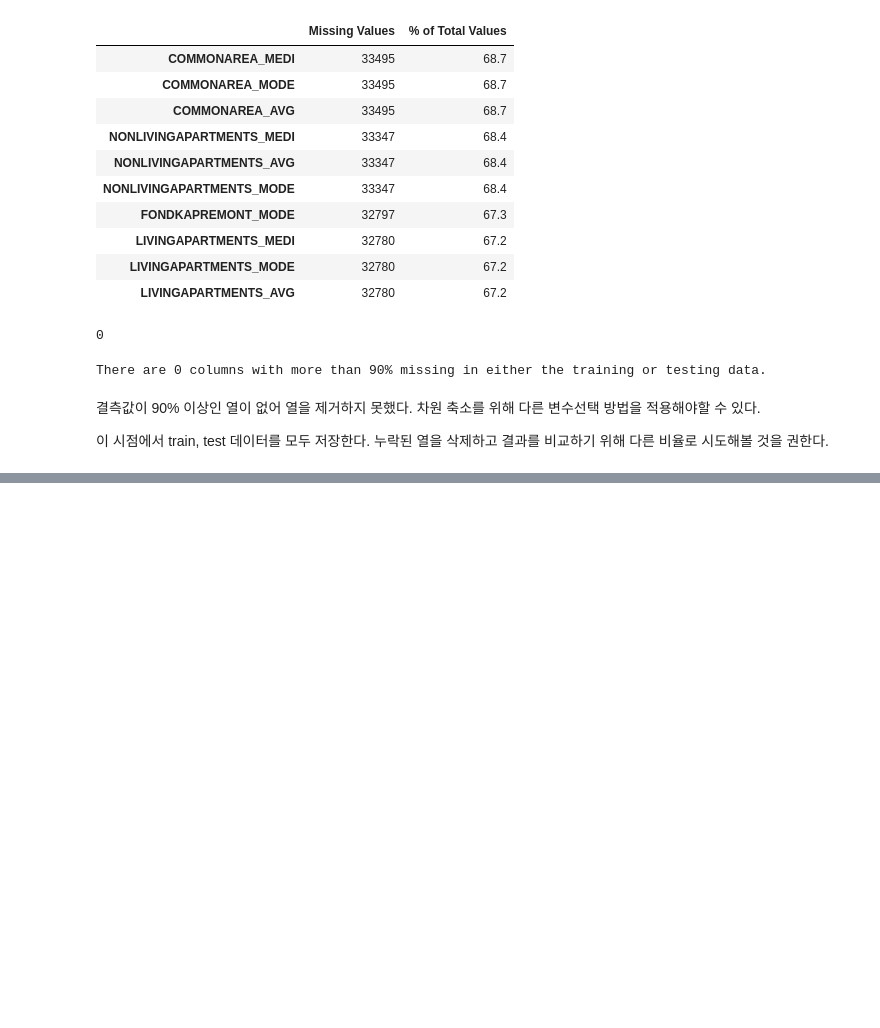
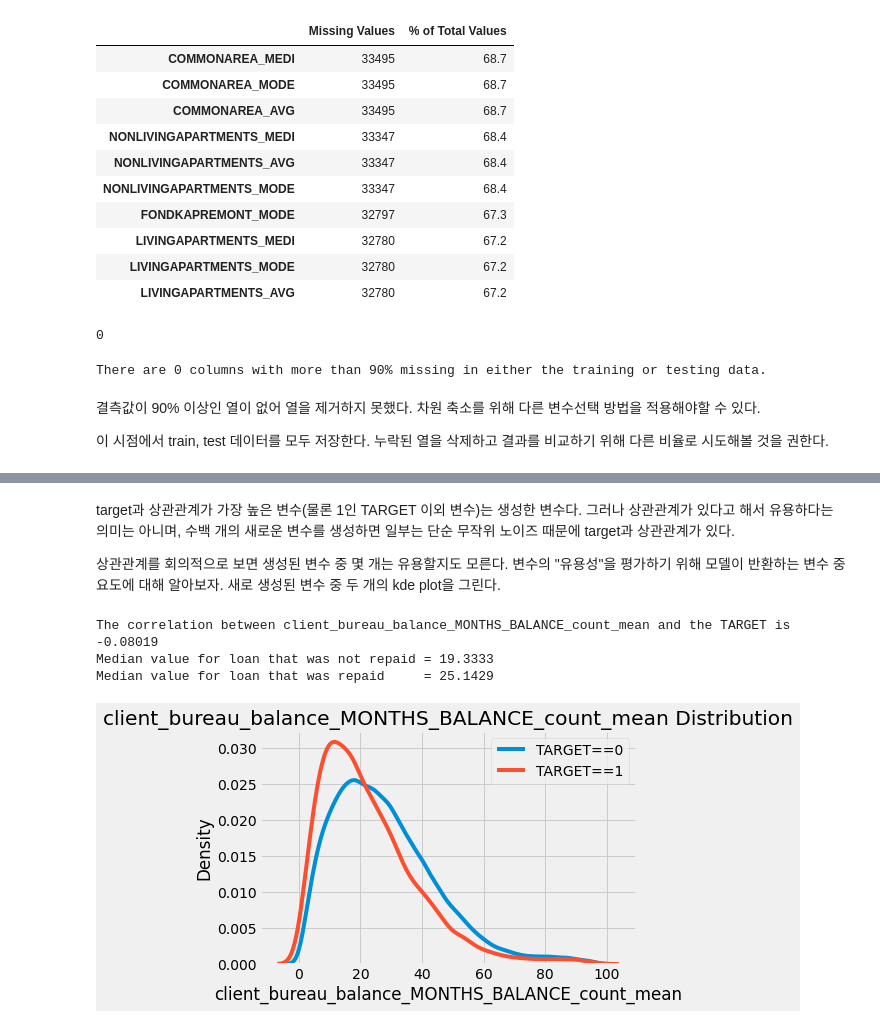
Before and after one commit to Haebuk/kagglestudy, a Jupyter notebook: Home credit competition/home_2_시온.ipynb, the cells around one changed output, grey strips where cells are left out. Drawn from its saved outputs; the diff is of its cells as text; code cells hidden in the pictures; blank space fills up the shorter version.

```diff
--- a/Home credit competition/home_2_시온.ipynb
+++ b/Home credit competition/home_2_시온.ipynb
@@ -748,0 +786,11 @@ test.to_csv('test_bureau_raw.csv', index = False)
+# %% [markdown]
+target과 상관관계가 가장 높은 변수(물론 1인 TARGET 이외 변수)는 생성한 변수다. 그러나 상관관계가 있다고 해서 유용하다는 의미는 아니며, 수백 개의 새로운 변수를 생성하면 일부는 단순 무작위 노이즈 때문에 target과 상관관계가 있다.
+
+상관관계를 회의적으로 보면 생성된 변수 중 몇 개는 유용할지도 모른다. 변수의 "유용성"을 평가하기 위해 모델이 반환하는 변수 중요도에 대해 알아보자. 새로 생성된 변수 중 두 개의 kde plot을 그린다.
+# %%
+kde_target(var_name='client_bureau_balance_MONTHS_BALANCE_count_mean', df=train)
+# %% [output]
+The correlation between client_bureau_balance_MONTHS_BALANCE_count_mean and the TARGET is -0.08019
+Median value for loan that was not repaid = 19.3333
+Median value for loan that was repaid     = 25.1429
+[figure, added]
```
Also changed, not shown: parts of 20 cells of this notebook.
